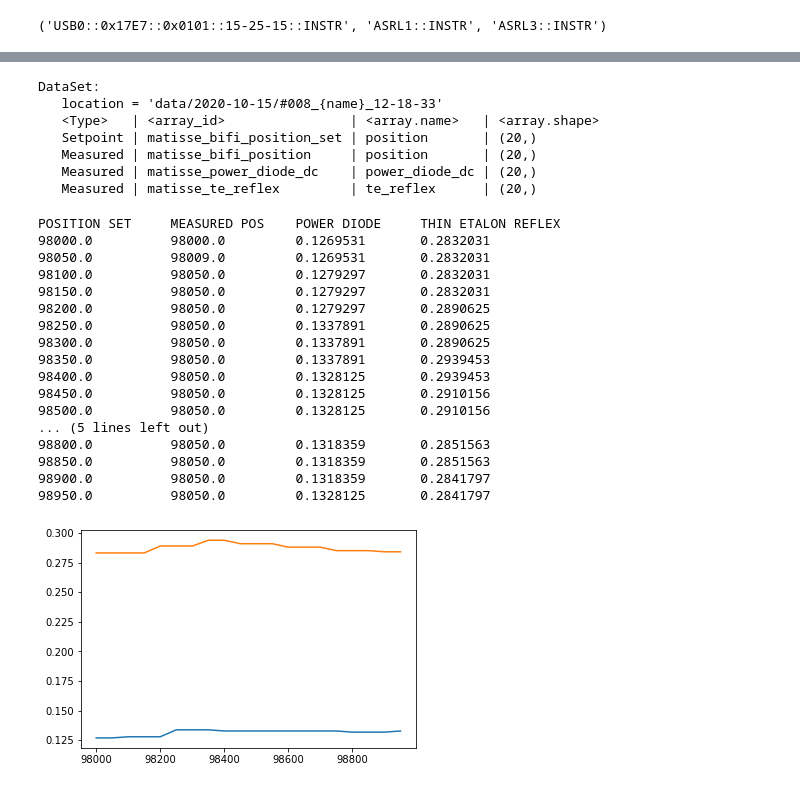
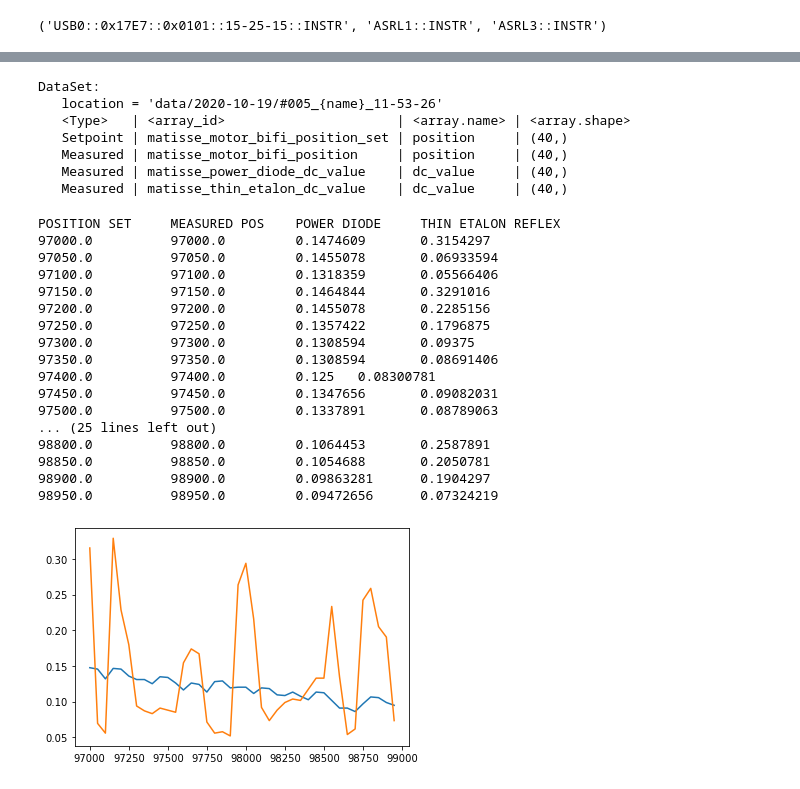
Before and after one commit to zea2/Qcodes_contrib_drivers, a Jupyter notebook: docs/examples/Sirah_Matisse.ipynb, the cells around one changed output, grey strips where cells are left out. Drawn from its saved outputs; the diff is of its cells as text; code cells hidden in the pictures.

```diff
--- a/docs/examples/Sirah_Matisse.ipynb
+++ b/docs/examples/Sirah_Matisse.ipynb
@@ -42,12 +77,12 @@ instr.bifi.position(98000)
 # %%
-# Sweep position from 98000 to 100000 in steps of 50
+# Sweep position from 97000 to 99000 in steps of 50
 
 # Following line doesn't work because sweep-fucntion generates floats instead of ints:
-# loop = Loop(instr.bifi.position.sweep(98000, 100000, step=50)).each(...)
+# loop = Loop(instr.bifi.position.sweep(95000, 100000, step=50)).each(...)
 
 # Instead use a range
-rng = range(98000, 99000, 50)
-loop = Loop(instr.bifi.position[rng]).each(instr.bifi.position, instr.power_diode_dc, instr.te_reflex)
+rng = range(97000, 99000, 50)
+loop = Loop(instr.motor_bifi.position[rng]).each(instr.motor_bifi.position, instr.power_diode.dc_value, instr.thin_etalon.dc_value)
 # %%
 # Run sweep
 
@@ -78,44 +113,44 @@ Finished at 2020-10-15 12:18:33
 data
 # %% [output]
 DataSet:
-   location = 'data/2020-10-15/#008_{name}_12-18-33'
-   <Type>   | <array_id>                | <array.name>   | <array.shape>
-   Setpoint | matisse_bifi_position_set | position       | (20,)
-   Measured | matisse_bifi_position     | position       | (20,)
-   Measured | matisse_power_diode_dc    | power_diode_dc | (20,)
-   Measured | matisse_te_reflex         | te_reflex      | (20,)
+   location = 'data/2020-10-19/#005_{name}_11-53-26'
+   <Type>   | <array_id>                      | <array.name> | <array.shape>
+   Setpoint | matisse_motor_bifi_position_set | position     | (40,)
+   Measured | matisse_motor_bifi_position     | position     | (40,)
+   Measured | matisse_power_diode_dc_value    | dc_value     | (40,)
+   Measured | matisse_thin_etalon_dc_value    | dc_value     | (40,)
 # %%
 # Here you will see that sweeping is faster than setting the position
 print("POSITION SET", "\t", "MEASURED POS", "\t", "POWER DIODE", "\t", "THIN ETALON REFLEX")
-for i, setpoint in enumerate(data.matisse_bifi_position_set):
-    print(setpoint, "\t", data.matisse_bifi_position[i], "\t", data.matisse_power_diode_dc[i], "\t", data.matisse_te_reflex[i])
+for i, setpoint in enumerate(data.matisse_motor_bifi_position_set):
+    print(setpoint, "\t", data.matisse_motor_bifi_position[i], "\t", data.matisse_power_diode_dc_value[i], "\t", data.matisse_thin_etalon_dc_value[i])
 # %% [output]
 POSITION SET     MEASURED POS    POWER DIODE     THIN ETALON REFLEX
-98000.0          98000.0         0.1269531       0.2832031
-98050.0          98009.0         0.1269531       0.2832031
-98100.0          98050.0         0.1279297       0.2832031
-98150.0          98050.0         0.1279297       0.2832031
-98200.0          98050.0         0.1279297       0.2890625
-98250.0          98050.0         0.1337891       0.2890625
-98300.0          98050.0         0.1337891       0.2890625
-98350.0          98050.0         0.1337891       0.2939453
-98400.0          98050.0         0.1328125       0.2939453
-98450.0          98050.0         0.1328125       0.2910156
-98500.0          98050.0         0.1328125       0.2910156
-... (5 lines left out)
-98800.0          98050.0         0.1318359       0.2851563
-98850.0          98050.0         0.1318359       0.2851563
-98900.0          98050.0         0.1318359       0.2841797
-98950.0          98050.0         0.1328125       0.2841797
+97000.0          97000.0         0.1474609       0.3154297
+97050.0          97050.0         0.1455078       0.06933594
+97100.0          97100.0         0.1318359       0.05566406
+97150.0          97150.0         0.1464844       0.3291016
+97200.0          97200.0         0.1455078       0.2285156
+97250.0          97250.0         0.1357422       0.1796875
+97300.0          97300.0         0.1308594       0.09375
+97350.0          97350.0         0.1308594       0.08691406
+97400.0          97400.0         0.125   0.08300781
+97450.0          97450.0         0.1347656       0.09082031
+97500.0          97500.0         0.1337891       0.08789063
+... (25 lines left out)
+98800.0          98800.0         0.1064453       0.2587891
+98850.0          98850.0         0.1054688       0.2050781
+98900.0          98900.0         0.09863281      0.1904297
+98950.0          98950.0         0.09472656      0.07324219
 # %%
 import matplotlib.pyplot as plt
 
-x = data.matisse_bifi_position_set
-y_list = [data.matisse_power_diode_dc, data.matisse_te_reflex]
+x = data.matisse_motor_bifi_position_set
+y_list = [data.matisse_power_diode_dc_value, data.matisse_thin_etalon_dc_value]
 
 for y in y_list:
     plt.plot(x, y)
 # %% [output]
-[figure, old version]
+[figure, new version]
 # %%
 instr.close()
```
Also changed, not shown: parts of 8 cells of this notebook, 1 other file.
